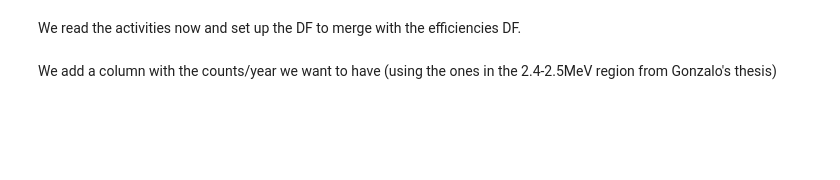
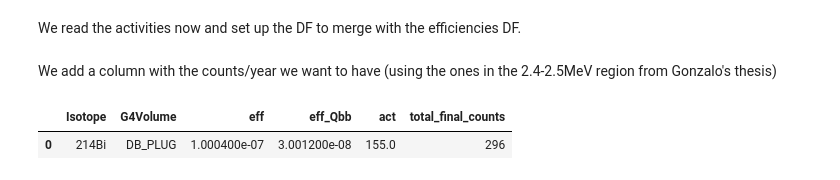
Before and after one commit to martinperezmaneiro/NEXT100_prod, a Jupyter notebook: bkg_exposure/bkg_exposure.ipynb, the cells around one changed output. Cells and saved outputs as stored; diff of their text form; code cells hidden in the pictures; blank space fills up the shorter version.

```diff
--- a/bkg_exposure/bkg_exposure.ipynb
+++ b/bkg_exposure/bkg_exposure.ipynb
@@ -25,8 +32,14 @@ eff_and_act = efficiencies.merge(act, on = ['G4Volume', 'Isotope'], how = 'outer
 # %% [markdown]
 We add a column with the counts/year we want to have (using the ones in the 2.4-2.5MeV region from Gonzalo's thesis)
 # %%
-eff_and_act['final_counts'] = eff_and_act['Isotope'].apply(lambda x: {'208Tl':1800,
-                                                                      '214Bi':296,
-                                                                      '0nubb':0,
-                                                                      'muons':900,
-                                                                      '137Xe':33}[x])
+#total_final_counts stands for the number of counts we want to have from one isotope
+eff_and_act['total_final_counts'] = eff_and_act['Isotope'].apply(lambda x: {'208Tl':1800,
+                                                                            '214Bi':296,
+                                                                            '0nubb':0,
+                                                                            'muons':900,
+                                                                            '137Xe':33}[x])
+# %%
+eff_and_act.head(1)
+# %% [output]
+|  | Isotope | G4Volume | eff | eff_Qbb | act | total_final_counts |
+| 0 | 214Bi | DB_PLUG | 1.000400e-07 | 3.001200e-08 | 155.0 | 296 |
```
Also changed, not shown: parts of 17 cells of this notebook.
